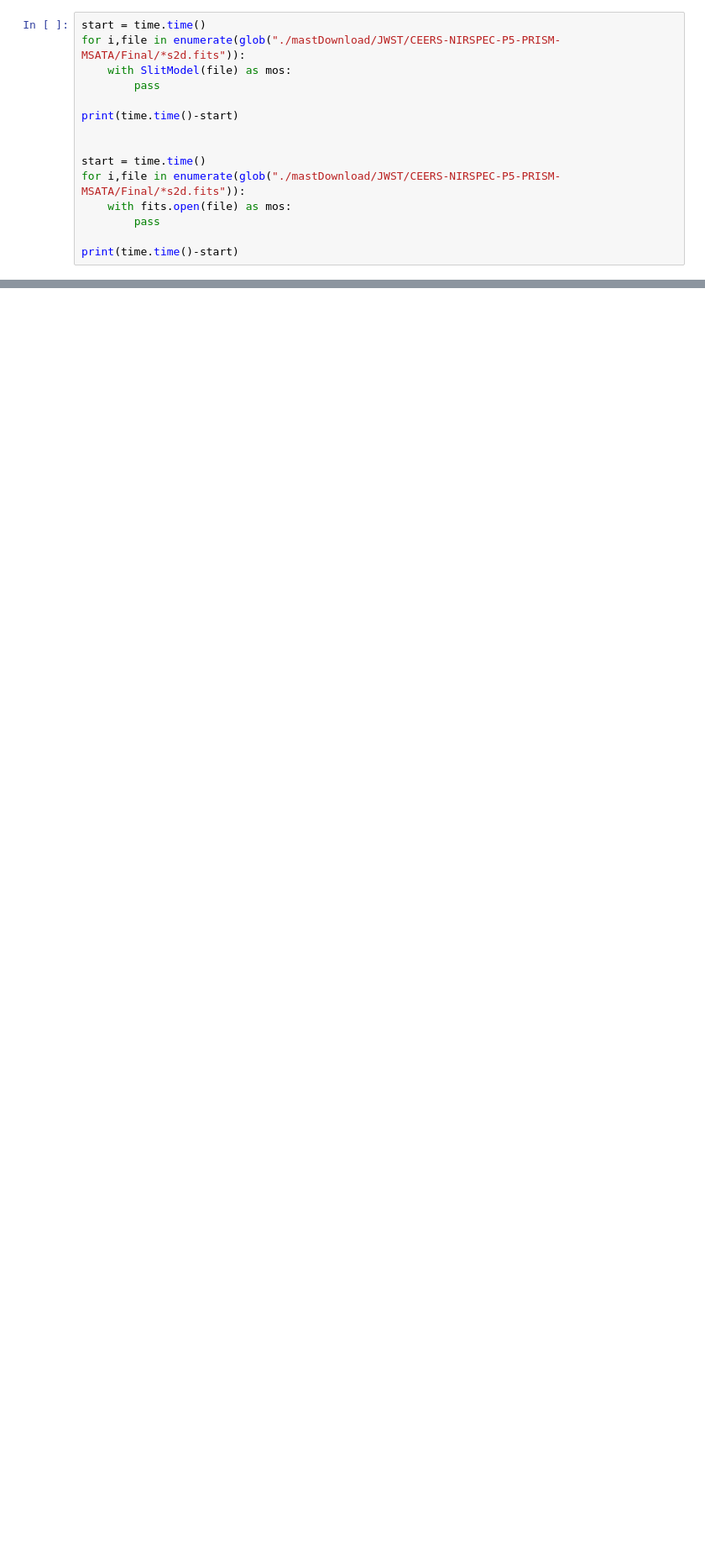
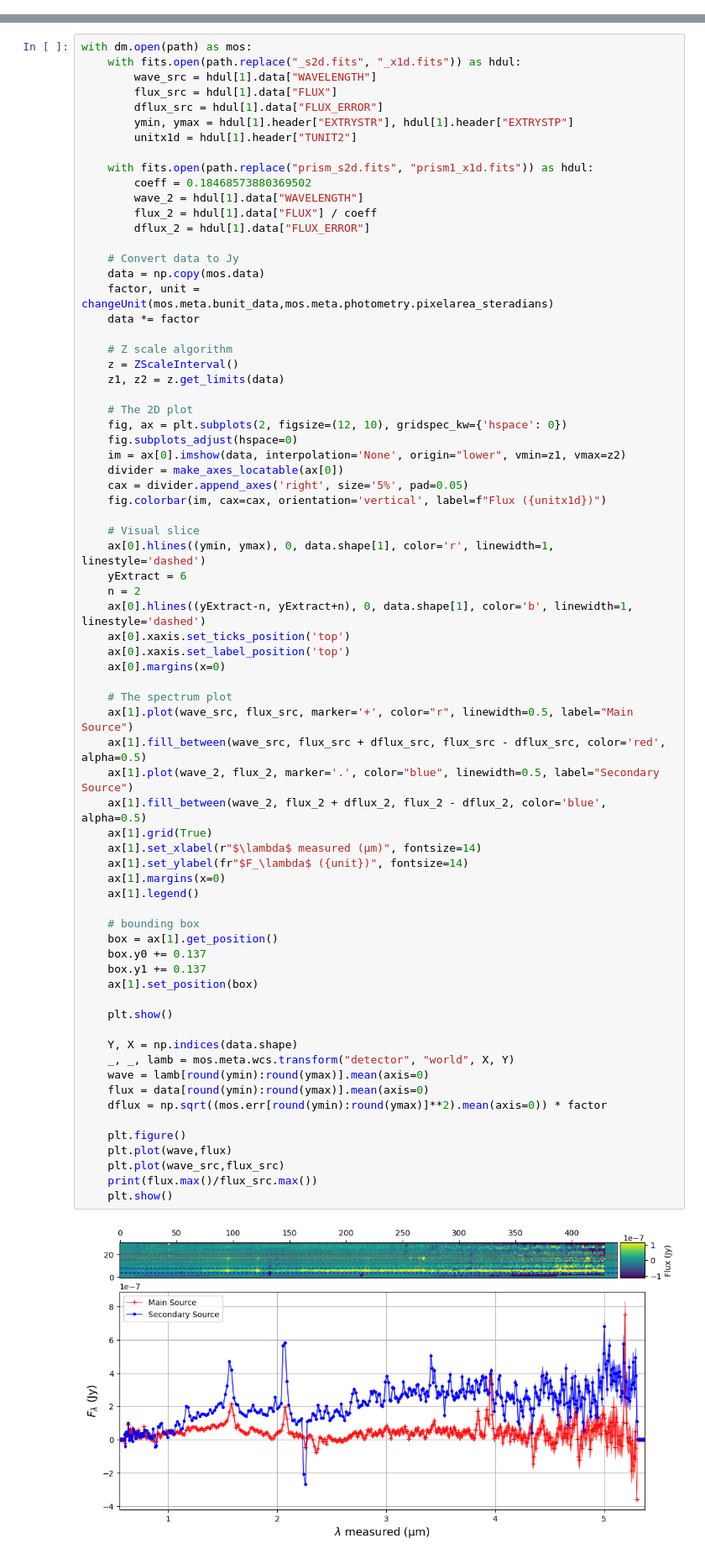
Before and after one commit to TimEpsilon/BetterNIRSpecBackground, a Jupyter notebook: JWST/Extraction.ipynb, the cells around one changed output, grey strips where cells are left out. Shown at 84% size. Drawn from its saved outputs; the diff is of its cells as text; blank space fills up the shorter version.

Commit message:
Changed some extraction stuff

```diff
--- a/JWST/Extraction.ipynb
+++ b/JWST/Extraction.ipynb
@@ -14,18 +14,3 @@ import time
 from mpl_toolkits.axes_grid1 import make_axes_locatable
 from astropy.table import Table
 from jwst.extract_1d import Extract1dStep as x1d
-# %%
-start = time.time()
-for i,file in enumerate(glob("./mastDownload/JWST/CEERS-NIRSPEC-P5-PRISM-MSATA/Final/*s2d.fits")):
-    with SlitModel(file) as mos:
-        pass
-
-print(time.time()-start)
-
-
-start = time.time()
-for i,file in enumerate(glob("./mastDownload/JWST/CEERS-NIRSPEC-P5-PRISM-MSATA/Final/*s2d.fits")):
-    with fits.open(file) as mos:
-        pass
-
-print(time.time()-start)
@@ -221,0 +32,73 @@ plt.show()
+# %%
+with dm.open(path) as mos:
+    with fits.open(path.replace("_s2d.fits", "_x1d.fits")) as hdul:
+        wave_src = hdul[1].data["WAVELENGTH"]
+        flux_src = hdul[1].data["FLUX"]
+        dflux_src = hdul[1].data["FLUX_ERROR"]
+        ymin, ymax = hdul[1].header["EXTRYSTR"], hdul[1].header["EXTRYSTP"]
+        unitx1d = hdul[1].header["TUNIT2"]
+
+    with fits.open(path.replace("prism_s2d.fits", "prism1_x1d.fits")) as hdul:
+        coeff = 0.18468573880369502
+        wave_2 = hdul[1].data["WAVELENGTH"]
+        flux_2 = hdul[1].data["FLUX"] / coeff
+        dflux_2 = hdul[1].data["FLUX_ERROR"]
+
+    # Convert data to Jy
+    data = np.copy(mos.data)
+    factor, unit = changeUnit(mos.meta.bunit_data,mos.meta.photometry.pixelarea_steradians)
+    data *= factor
+
+    # Z scale algorithm
+    z = ZScaleInterval()
+    z1, z2 = z.get_limits(data)
+
+    # The 2D plot
+    fig, ax = plt.subplots(2, figsize=(12, 10), gridspec_kw={'hspace': 0})
+    fig.subplots_adjust(hspace=0)
+    im = ax[0].imshow(data, interpolation='None', origin="lower", vmin=z1, vmax=z2)
+    divider = make_axes_locatable(ax[0])
+    cax = divider.append_axes('right', size='5%', pad=0.05)
+    fig.colorbar(im, cax=cax, orientation='vertical', label=f"Flux ({unitx1d})")
+
+    # Visual slice
+    ax[0].hlines((ymin, ymax), 0, data.shape[1], color='r', linewidth=1, linestyle='dashed')
+    yExtract = 6
+    n = 2
+    ax[0].hlines((yExtract-n, yExtract+n), 0, data.shape[1], color='b', linewidth=1, linestyle='dashed')
+    ax[0].xaxis.set_ticks_position('top')
+    ax[0].xaxis.set_label_position('top')
+    ax[0].margins(x=0)
+
+    # The spectrum plot
+    ax[1].plot(wave_src, flux_src, marker='+', color="r", linewidth=0.5, label="Main Source")
+    ax[1].fill_between(wave_src, flux_src + dflux_src, flux_src - dflux_src, color='red', alpha=0.5)
+    ax[1].plot(wave_2, flux_2, marker='.', color="blue", linewidth=0.5, label="Secondary Source")
+    ax[1].fill_between(wave_2, flux_2 + dflux_2, flux_2 - dflux_2, color='blue', alpha=0.5)
+    ax[1].grid(True)
+    ax[1].set_xlabel(r"$\lambda$ measured (µm)", fontsize=14)
+    ax[1].set_ylabel(fr"$F_\lambda$ ({unit})", fontsize=14)
+    ax[1].margins(x=0)
+    ax[1].legend()
+
+    # bounding box
+    box = ax[1].get_position()
+    box.y0 += 0.137
+    box.y1 += 0.137
+    ax[1].set_position(box)
+
+    plt.show()
+
+    Y, X = np.indices(data.shape)
+    _, _, lamb = mos.meta.wcs.transform("detector", "world", X, Y)
+    wave = lamb[round(ymin):round(ymax)].mean(axis=0)
+    flux = data[round(ymin):round(ymax)].mean(axis=0)
+    dflux = np.sqrt((mos.err[round(ymin):round(ymax)]**2).mean(axis=0)) * factor
+
+    plt.figure()
+    plt.plot(wave,flux)
+    plt.plot(wave_src,flux_src)
+    print(flux.max()/flux_src.max())
+    plt.show()
+# %% [output]
+[figure, new version]
```
Also changed, not shown: parts of 5 cells of this notebook, 2 other files.
